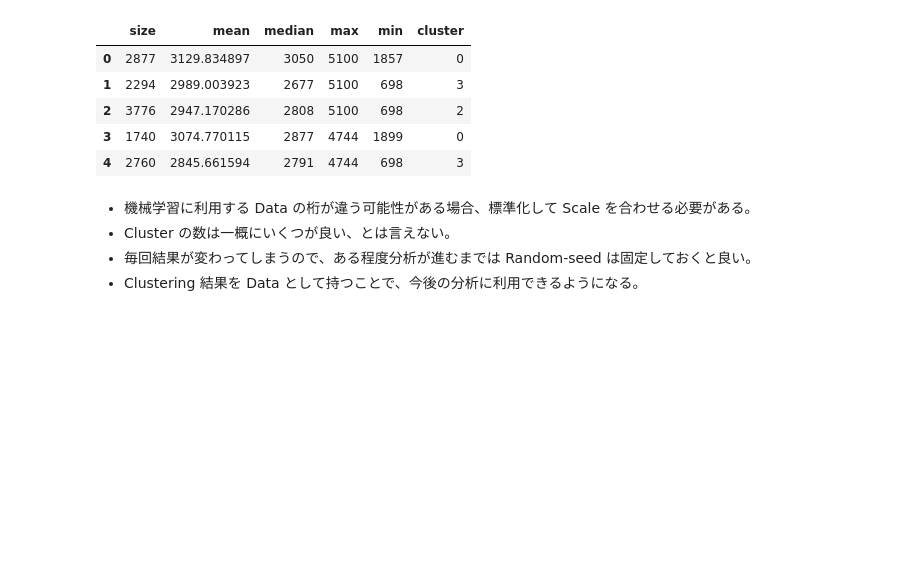
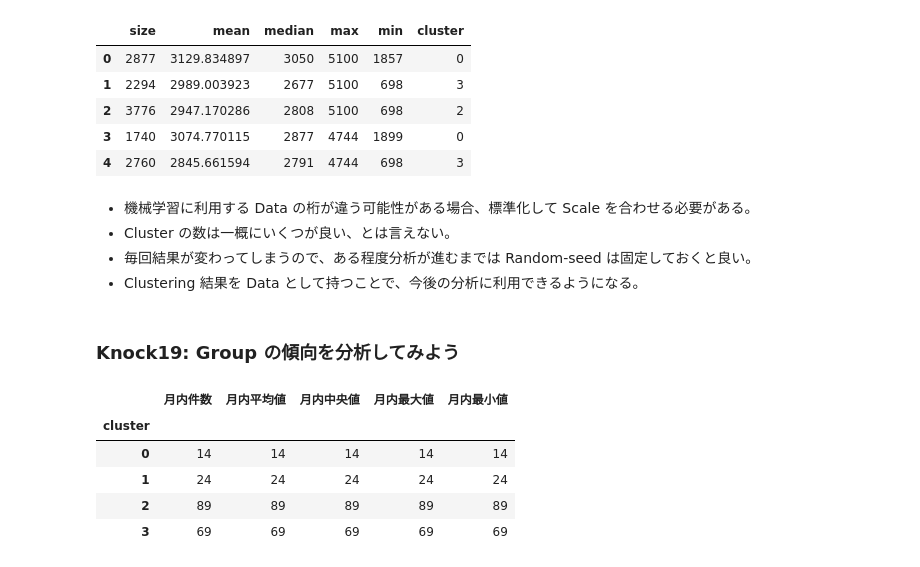
Before and after one commit to 1024xx4/machine_learning_system_100_knocks, a Jupyter notebook: section2/section2.ipynb, the cells around one changed output. Drawn from its saved outputs; the diff is of its cells as text; code cells hidden in the pictures; blank space fills up the shorter version.

Commit message:
Feat: Group の傾向を分析する#3

```diff
--- a/section2/section2.ipynb
+++ b/section2/section2.ipynb
@@ -350,3 +350,16 @@ store_clustering.head()
 - Cluster の数は一概にいくつが良い、とは言えない。
 - 毎回結果が変わってしまうので、ある程度分析が進むまでは Random-seed は固定しておくと良い。
 - Clustering 結果を Data として持つことで、今後の分析に利用できるようになる。
+# %% [markdown]
+### Knock19: Group の傾向を分析してみよう
+# %%
+# 各 Cluster の件数を確認
+store_clustering.columns = ['月内件数', '月内平均値', '月内中央値', '月内最大値', '月内最小値', 'cluster']
+store_clustering.groupby('cluster').count()
+# %% [output]
+|  | 月内件数 | 月内平均値 | 月内中央値 | 月内最大値 | 月内最小値 |
+| cluster |  |  |  |  |  |
+| 0 | 14 | 14 | 14 | 14 | 14 |
+| 1 | 24 | 24 | 24 | 24 | 24 |
+| 2 | 89 | 89 | 89 | 89 | 89 |
+| 3 | 69 | 69 | 69 | 69 | 69 |
```
Also changed, not shown: parts of 2 cells of this notebook.
